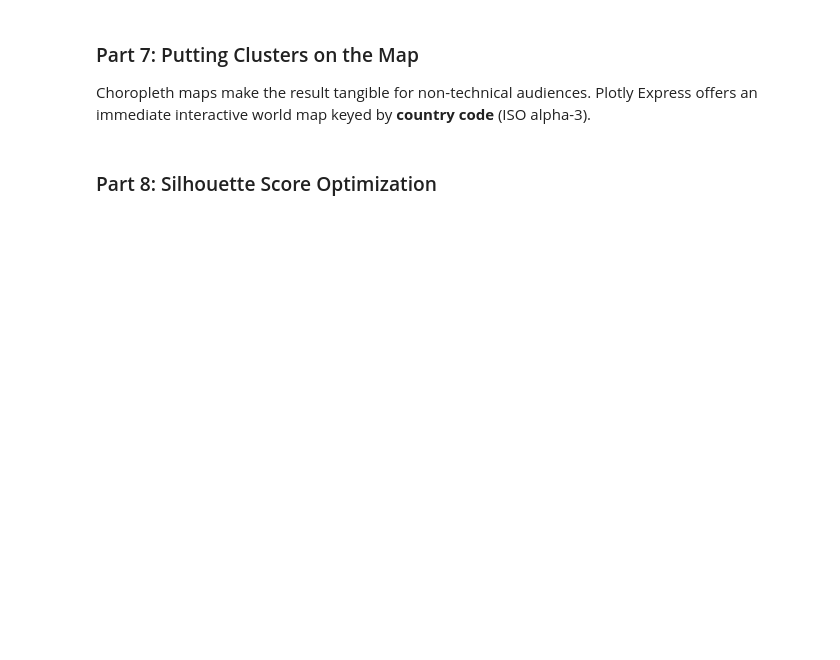
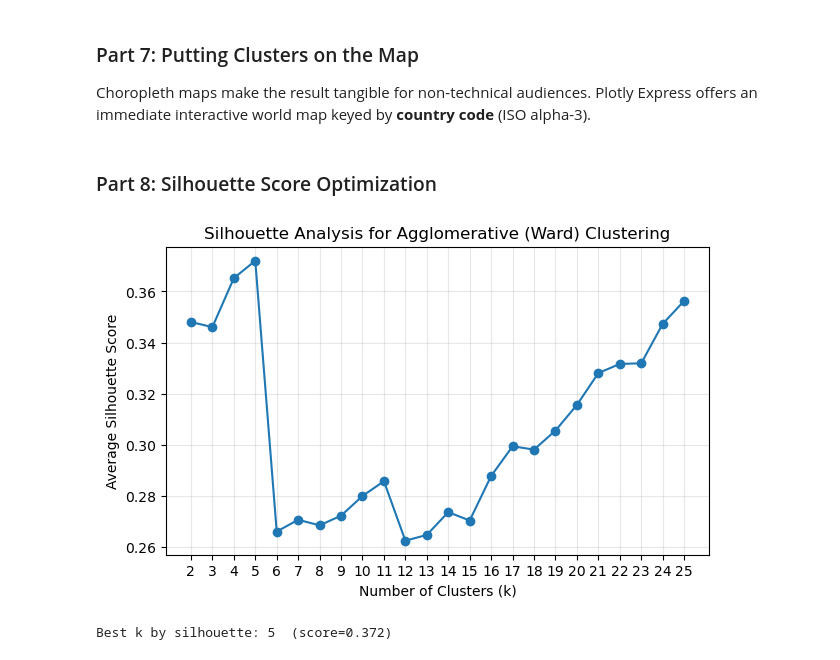
Before and after one commit to julia-dunn/DUNN-Data-Science-Portfolio, a Jupyter notebook: week-12/IDS Week_12_2_IN-CLASS.ipynb, the cells around one changed output. Saved outputs shown, nothing was run; the diff lists cells and outputs as text; code cells hidden in the pictures; blank space fills up the shorter version.

```diff
--- a/week-12/IDS Week_12_2_IN-CLASS.ipynb
+++ b/week-12/IDS Week_12_2_IN-CLASS.ipynb
@@ -105,12 +119,19 @@ After visually inspecting the dendrogram we select **k=4** (feel free to experim
 Agglomerative clustering with the same linkage method produces integer labels we can append to the dataframe.
 # %%
 # Import AgglomerativeClustering from sklearn
+from sklearn.cluster import AgglomerativeClustering
 
 # Select k and assign cluster labels
-
+k = 3
+agg = AgglomerativeClustering(n_clusters=k, linkage = 'ward')
+cluster_labels = agg.fit_predict(X_scaled)
 
 # Create a results dataframe
-
+results = pd.DataFrame({
+    "country": country_names,
+    "country_code": country_codes,
+    "Cluster": cluster_labels
+})
 
 print(results.head())
 print("\nCluster sizes:")
@@ -167,27 +204,30 @@ fig.show()
 # %%
 # Import silhouette_score
 from sklearn.metrics import silhouette_score
 
 # Range of candidate cluster counts
-k_range = range(2, 51)
+k_range = range(2, 26)
 sil_scores = []
 
 # Loop through and save each AgglomerativeClustering for different values of k
 for k in k_range:
     labels = AgglomerativeClustering(n_clusters = k, linkage = "ward").fit_predict(X_scaled)
     score = silhouette_score(X_scaled, labels)
     sil_scores.append(score)
 
 # Plot the curve
 plt.figure(figsize=(7, 4))
 plt.plot(list(k_range), sil_scores, marker="o")
 plt.xticks(list(k_range))
 plt.xlabel("Number of Clusters (k)")
 plt.ylabel("Average Silhouette Score")
 plt.title("Silhouette Analysis for Agglomerative (Ward) Clustering")
 plt.grid(True, alpha=0.3)
 plt.show()
 
 # Print best k
 best_k = list(k_range)[np.argmax(sil_scores)]
 print(f"Best k by silhouette: {best_k}  (score={max(sil_scores):.3f})")
+# %% [output]
+[figure, added]
+Best k by silhouette: 5  (score=0.372)
```
Also changed, not shown: parts of 5 cells of this notebook.
